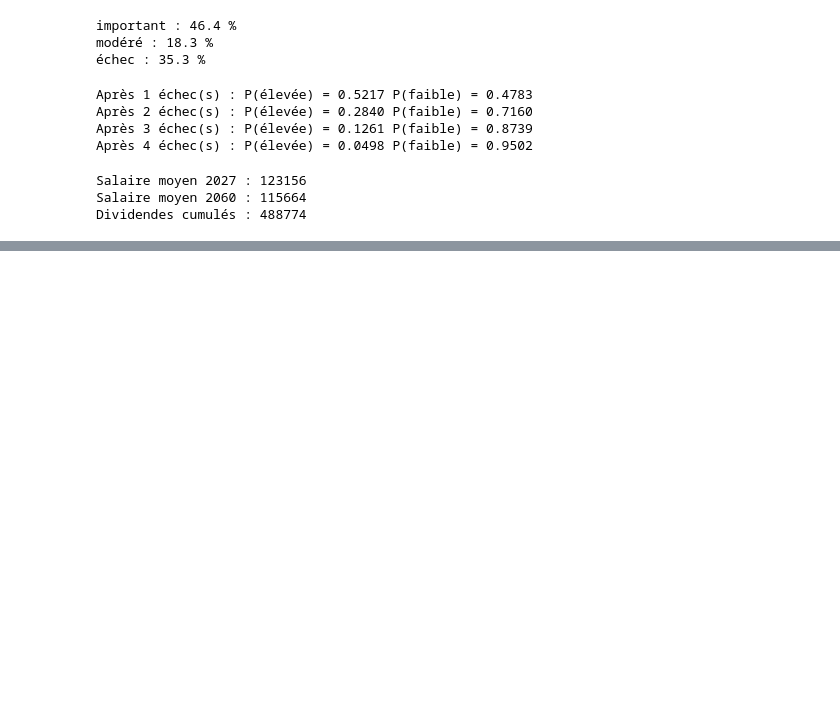
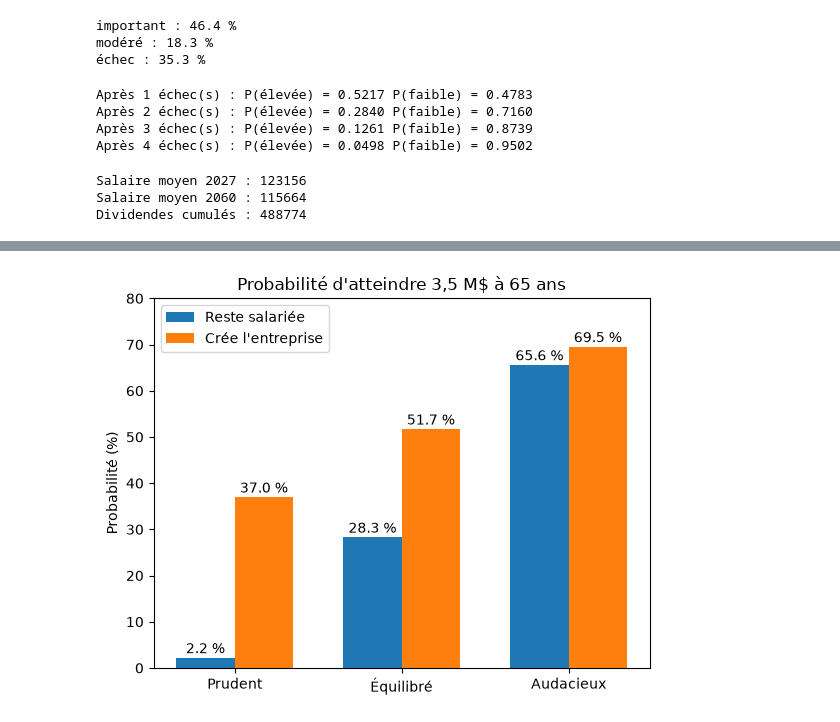
Before and after one commit to LoicBol/GSF-2107-tude-de-Cas, a Jupyter notebook: Simulation_retraite.ipynb, the cells around one changed output, grey strips where cells are left out. Drawn from its saved outputs; the diff is of its cells as text; code cells hidden in the pictures; blank space fills up the shorter version.

```diff
--- a/Simulation_retraite.ipynb
+++ b/Simulation_retraite.ipynb
@@ -385,6 +385,8 @@ def simuler_entreprise(scenario):
     croyance_p = np.full(n , croyance_priori)
     ouverte = np.ones(n, dtype=bool)
 
+    valeur_an = np.zeros((n, n_ans))
+
     for t in range(n_ans):
         s = scenario[:, t]
         valeur = np.where(ouverte, valeur * (1 + ent_croissance[s]), valeur)
@@ -395,12 +397,13 @@ def simuler_entreprise(scenario):
         dividende[:, t] += np.where(ferme, valeur, 0.0)
         valeur = np.where(ferme, 0.0, valeur)
         ouverte = ouverte & ~ferme
-    return salaire, dividende
+        valeur_an[:, t] = valeur
+    return salaire, dividende, valeur_an
 
 
 
 # Vérification
-sal_ent, div_ent = simuler_entreprise(scenario_test)
+sal_ent, div_ent, valeur_an = simuler_entreprise(scenario_test)
 print("Salaire moyen 2027 :", round(sal_ent[:, 0].mean()))
 print("Salaire moyen 2060 :", round(sal_ent[:, -1].mean()))
 print("Dividendes cumulés :", round(div_ent.sum(axis=1).mean()))
@@ -410,0 +530,14 @@ Dividendes cumulés : 488774
+# %%
+# Étape 4.1 --- teste des fonction pré monte carlo
+# scénario facile ; salariée, profil équilibré
+
+rendement_pl = simuler_rendement_placements(2500, "equilibre", rng)
+taux_annuel = taux_test[:, 3::4]
+zero = np.zeros((2500, n_ans))
+
+vn_a1 = valeur_nette(salaire_test, zero, zero, valeur_propriete, rendement_pl, taux_annuel, placements_0=placement_base, dette_0=0)
+
+print("Dimensions:", vn_a1.shape)
+print("Valeur nette 2027:", round(np.median(vn_a1[:, 0])))
+print("Valeur nette 2060 :", round(np.median(vn_a1[:, -1])))
+print("P(> 3,5 M$) :", round((vn_a1[:, -1] > cible).mean() * 100, 1), "%")
@@ -410,0 +596,26 @@ Dividendes cumulés : 488774
+# %%
+# Étape 4.3 --- Comparaison graphique des six combinaisons
+noms = ["prudent", "equilibre", "audacieux"]
+x = np.arange(3)
+L = 0.35
+
+proba_a1 = [resultats["salariée / " + pf]["proba"] * 100 for pf in noms]
+proba_a2 = [resultats["entreprise / " + pf]["proba"] * 100 for pf in noms]
+
+plt.bar(x - L/2, proba_a1, L, label="Reste salariée")
+plt.bar(x + L/2, proba_a2, L, label="Crée l'entreprise")
+
+# Valeur au-dessus de chaque barre
+for pos, h in zip(x - L/2, proba_a1):
+    plt.text(pos, h + 1, f"{h:.1f} %", ha="center")
+for pos, h in zip(x + L/2, proba_a2):
+    plt.text(pos, h + 1, f"{h:.1f} %", ha="center")
+
+plt.xticks(x, ["Prudent", "Équilibré", "Audacieux"])
+plt.ylabel("Probabilité (%)")
+plt.ylim(0, 80)
+plt.title("Probabilité d'atteindre 3,5 M$ à 65 ans")
+plt.legend()
+plt.show()
+# %% [output]
+[figure, added]
```
Also changed, not shown: parts of 10 cells of this notebook.
